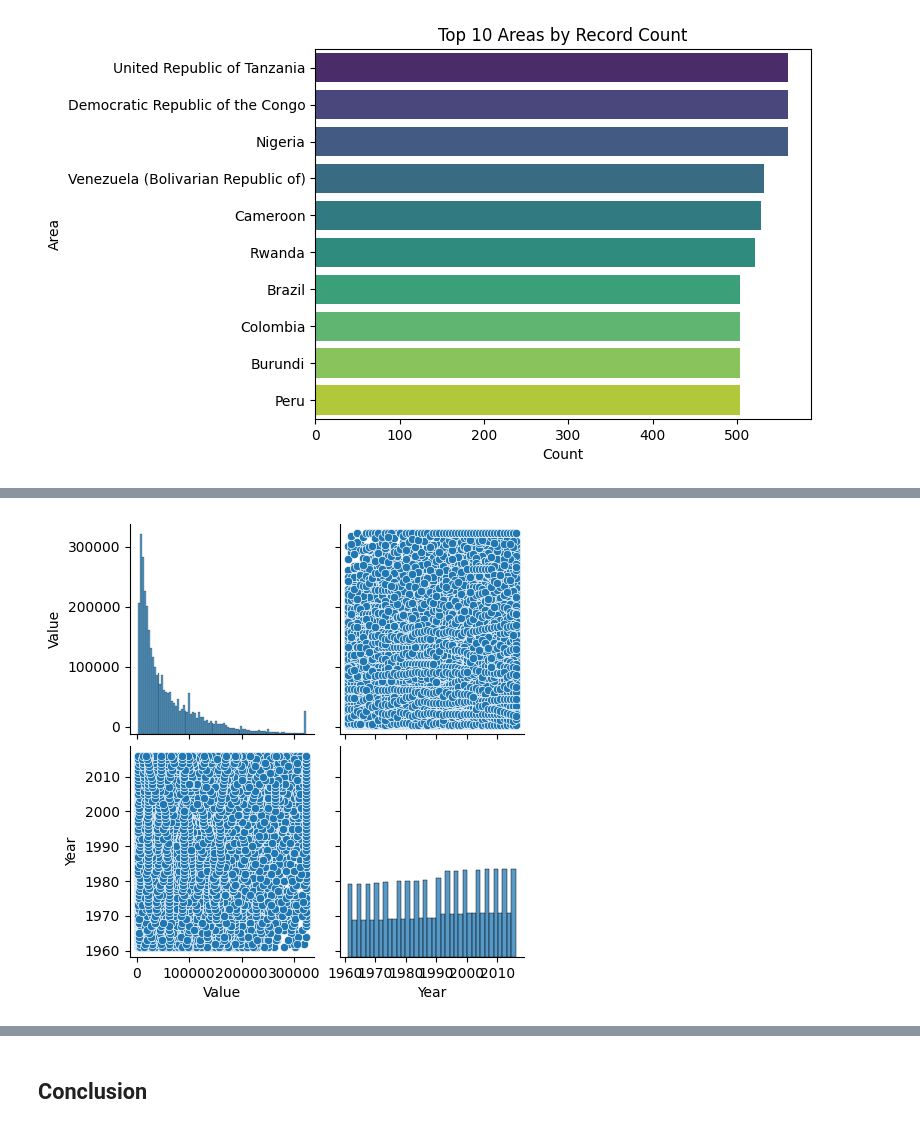
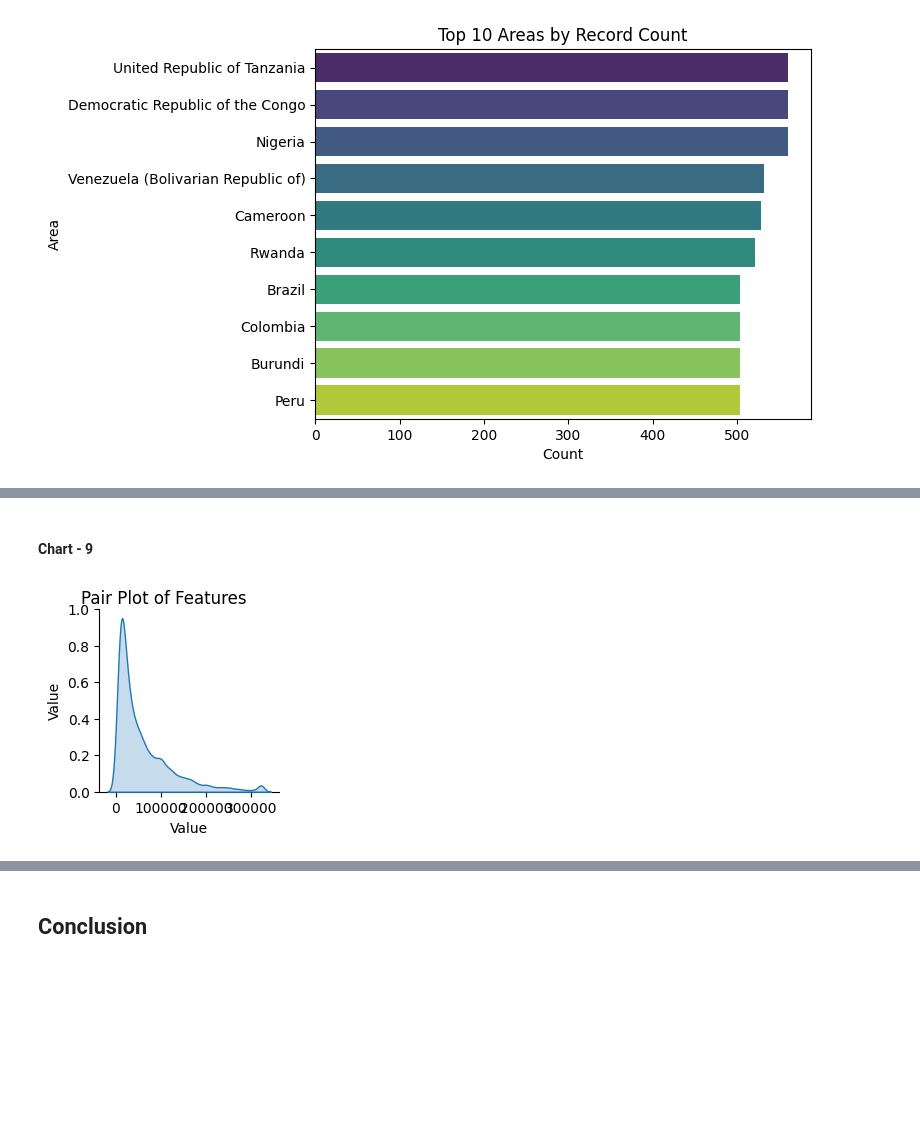
Before and after one commit to manishaachary13/crop_yield_predictoin_ML, a Jupyter notebook: crop_yield_prediction_ML.ipynb, the cells around one changed output, grey strips where cells are left out. Cells and saved outputs as stored; diff of their text form; code cells hidden in the pictures; blank space fills up the shorter version.

```diff
--- a/crop_yield_prediction_ML.ipynb
+++ b/crop_yield_prediction_ML.ipynb
@@ -497,5 +512,9 @@ data_cleaned['Value'] = data_cleaned['Value'].clip(lower=q1, upper=q99)
-# %%
-sns.pairplot(data_cleaned, vars=['Value', 'Year'])
-plt.show()
-# %% [output]
-[figure, removed]
+# %% [markdown]
+#### Chart - 9
+# %%
+# Pair Plot
+sns.pairplot(data_cleaned, diag_kind='kde')
+plt.suptitle("Pair Plot of Features", y=1.02)
+plt.show()
+# %% [output]
+[figure, added]
```
Also changed, not shown: parts of 14 cells of this notebook.
